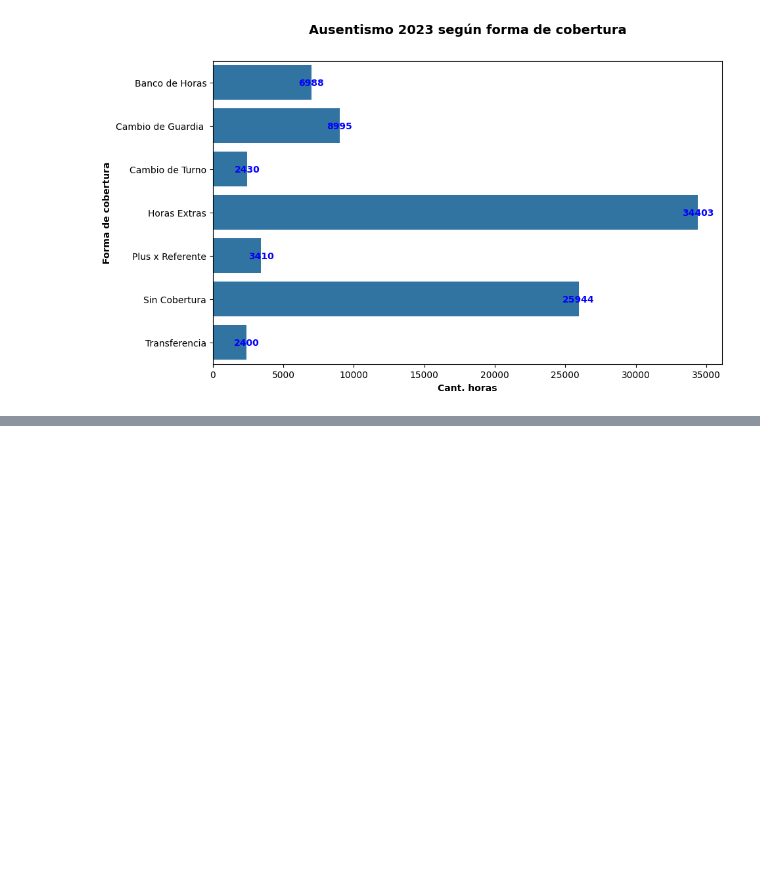
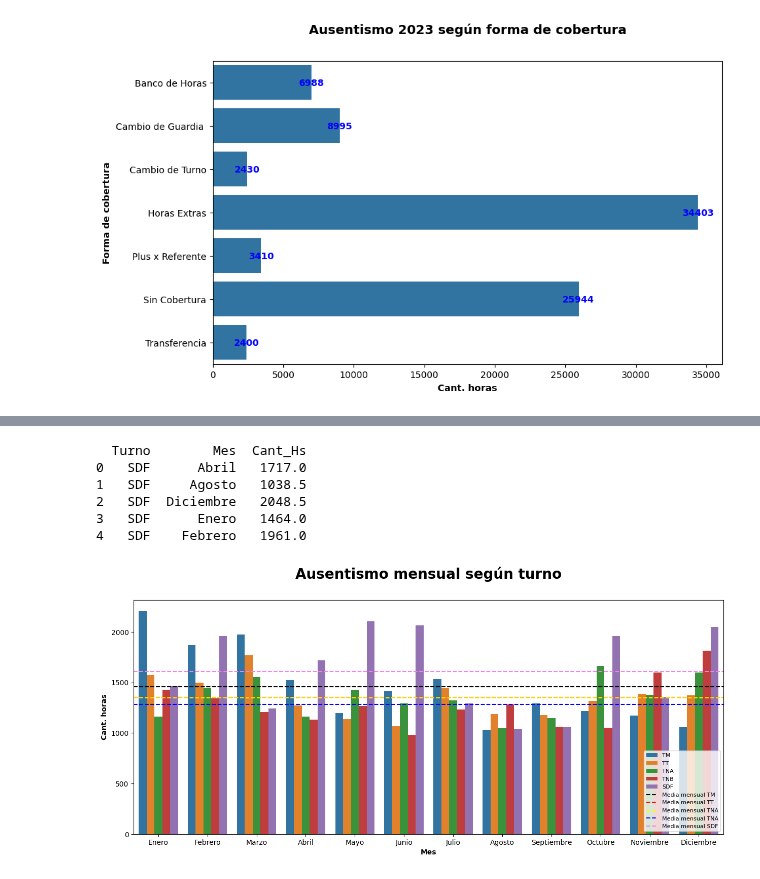
Before and after one commit to matisolica/Proyecto-final-DS1, a Jupyter notebook: pfDS1_version1.ipynb, the cells around one changed output, grey strips where cells are left out. Cells and saved outputs as stored; diff of their text form; code cells hidden in the pictures; blank space fills up the shorter version.

```diff
--- a/pfDS1_version1.ipynb
+++ b/pfDS1_version1.ipynb
@@ -81,0 +159,32 @@ plt.show()
+# %%
+#Joineo los dos df y creo uno nuevo con groupby con las categorías que necesito, sumando las horas totales para las categorías definidas
+df_aus_merged = df_aus.merge(df_tur, on='TurnoID')
+df_aus_grouped = df_aus_merged.groupby(['Turno', 'Mes'])['Cant_Hs'].sum().reset_index()
+
+#Creo lista con los meses ordenados por calendario (ordinal)
+orden_meses = ['Enero', 'Febrero', 'Marzo', 'Abril', 'Mayo', 'Junio', 'Julio', 'Agosto', 'Septiembre', 'Octubre', 'Noviembre', 'Diciembre']
+
+#Creo lista con los turnos ordenados (ordinal)
+orden_turnos = ['TM', 'TT', 'TNA', 'TNB', 'SDF']
+
+#Asigno la lista ordinal orden_meses a la categoría 'Mes' del df_aus
+df_aus_grouped['Mes'] = pd.Categorical(df_aus_grouped['Mes'], categories=orden_meses, ordered=True)
+
+#Asigno la lista ordinal orden_turnos a la categoría 'Turno' del df_aus
+df_aus_grouped['Turno'] = pd.Categorical(df_aus_grouped['Turno'], categories=orden_turnos, ordered=True)
+
+#Asigno variables para crear los filtros para obtener las horas totales según cada turno
+filtroTM = df_aus_merged['Turno'] == 'TM'
+filtroTT = df_aus_merged['Turno'] == 'TT'
+filtroTNA = df_aus_merged['Turno'] == 'TNA'
+filtroTNB = df_aus_merged['Turno'] == 'TNB'
+filtroSDF = df_aus_merged['Turno'] == 'SDF'
+
+print(df_aus_grouped.head())
+# %% [output]
+  Turno        Mes  Cant_Hs
+0   SDF      Abril   1717.0
+1   SDF     Agosto   1038.5
+2   SDF  Diciembre   2048.5
+3   SDF      Enero   1464.0
+4   SDF    Febrero   1961.0
@@ -81,0 +214,45 @@ plt.show()
+# %%
+#Creo el gráfico
+
+plt.figure(figsize=(15,6))
+sns.barplot(y = 'Cant_Hs', x = 'Mes', hue= 'Turno', data = df_aus_grouped)
+plt.title('Ausentismo mensual según turno',
+          fontsize = 20, fontweight = 'bold', pad= 30)
+
+plt.ylabel('Cant. horas', fontweight = 'bold')
+plt.xlabel('Mes', fontweight = 'bold')
+
+plt.axhline(y = media_mensual_TM,
+            color = 'black',
+            linestyle = '--')
+
+plt.axhline(y = media_mensual_TM,
+            color = 'black',
+            linestyle = '--',
+            label = 'Media mensual TM')
+
+plt.axhline(y = media_mensual_TT,
+            color = 'red',
+            linestyle = '--',
+            label = 'Media mensual TT')
+
+plt.axhline(y = media_mensual_TNA,
+            color = 'yellow',
+            linestyle = '--',
+            label = 'Media mensual TNA')
+
+plt.axhline(y = media_mensual_TNB,
+            color = 'blue',
+            linestyle = '--',
+            label = 'Media mensual TNA')
+
+plt.axhline(y = media_mensual_SDF,
+            color = 'violet',
+            linestyle = '--',
+            label = 'Media mensual SDF')
+
+plt.legend(loc='lower right',
+           fontsize = 8)
+plt.show()
+# %% [output]
+[figure, added]
```
Also changed, not shown: parts of 13 cells of this notebook.
